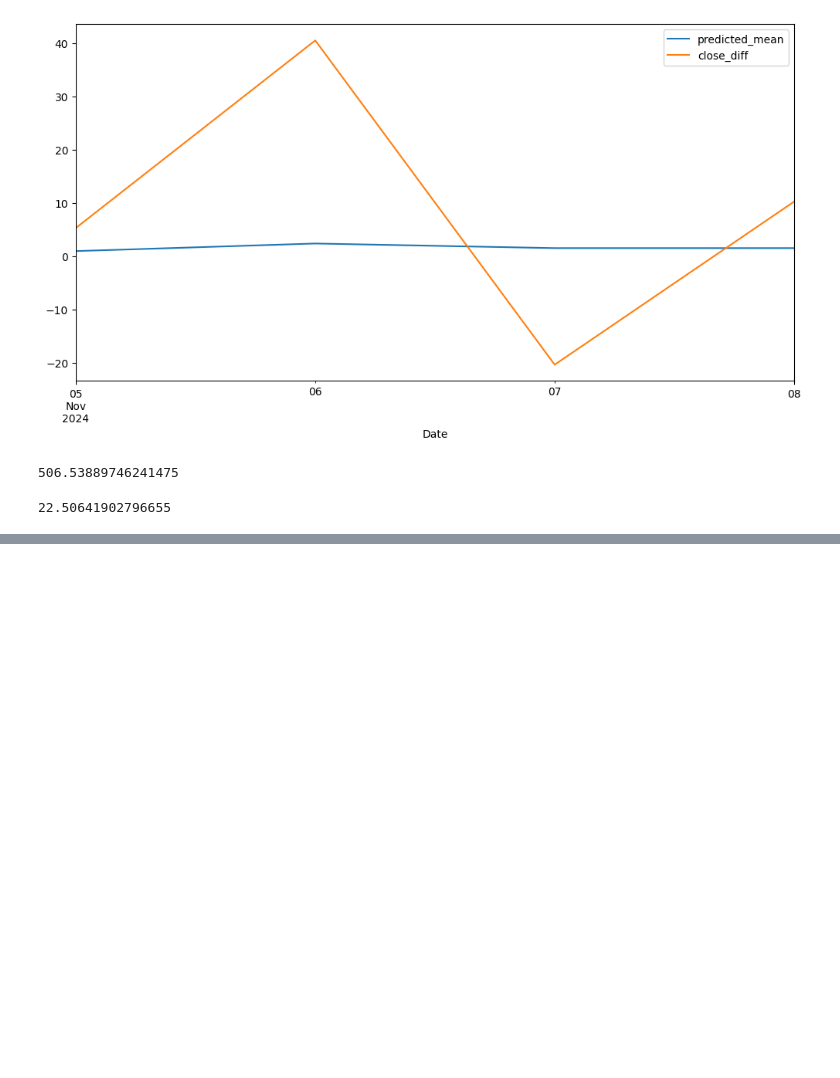
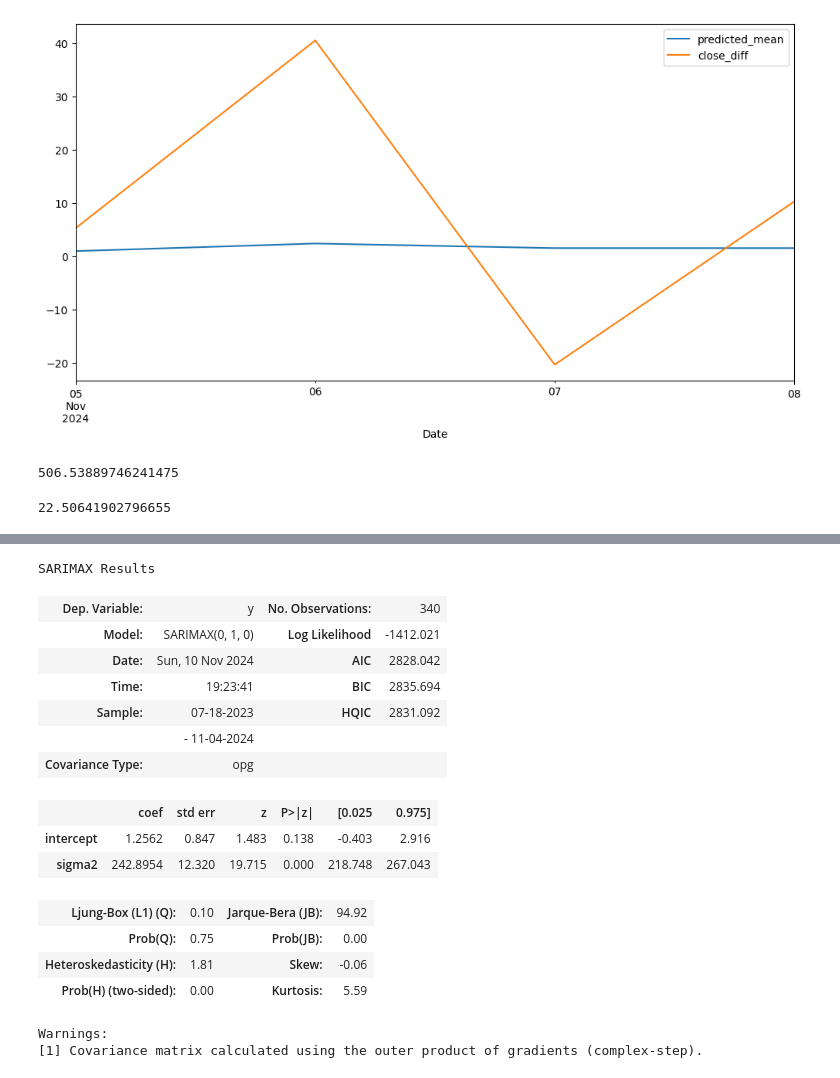
Before and after one commit to manjunathsirur1994/Time_series_forecasting, a Jupyter notebook: TimeSeriesForecasting_ARIMA.ipynb, the cells around one changed output, grey strips where cells are left out. Saved outputs shown, nothing was run; the diff lists cells and outputs as text; code cells hidden in the pictures; blank space fills up the shorter version.

```diff
--- a/TimeSeriesForecasting_ARIMA.ipynb
+++ b/TimeSeriesForecasting_ARIMA.ipynb
@@ -411,0 +451,22 @@ math.sqrt(mean_squared_error(df_test['close_diff'], y_pred))
+# %%
+import pmdarima as pm
+model = pm.auto_arima(df_train['Close'], seasonal=True, m=7)
+model.summary()
+# %% [output]
+SARIMAX Results
+| Dep. Variable: | y | No. Observations: | 340 |
+| Model: | SARIMAX(0, 1, 0) | Log Likelihood | -1412.021 |
+| Date: | Sun, 10 Nov 2024 | AIC | 2828.042 |
+| Time: | 19:23:41 | BIC | 2835.694 |
+| Sample: | 07-18-2023 | HQIC | 2831.092 |
+|  | - 11-04-2024 |  |  |
+| Covariance Type: | opg |  |  |
+|  | coef | std err | z | P>|z| | [0.025 | 0.975] |
+| intercept | 1.2562 | 0.847 | 1.483 | 0.138 | -0.403 | 2.916 |
+| sigma2 | 242.8954 | 12.320 | 19.715 | 0.000 | 218.748 | 267.043 |
+| Ljung-Box (L1) (Q): | 0.10 | Jarque-Bera (JB): | 94.92 |
+| Prob(Q): | 0.75 | Prob(JB): | 0.00 |
+| Heteroskedasticity (H): | 1.81 | Skew: | -0.06 |
+| Prob(H) (two-sided): | 0.00 | Kurtosis: | 5.59 |
+Warnings:
+[1] Covariance matrix calculated using the outer product of gradients (complex-step).
```
Also changed, not shown: parts of 14 cells of this notebook.
